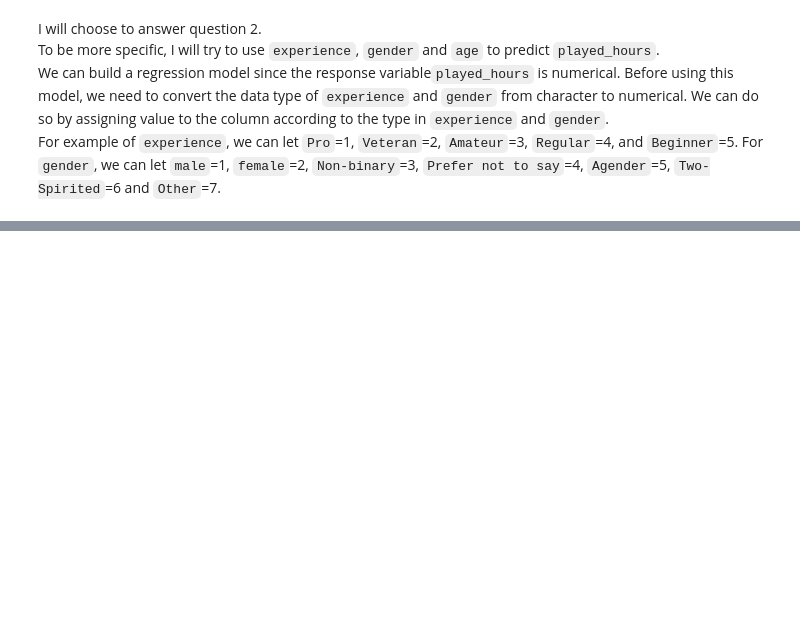
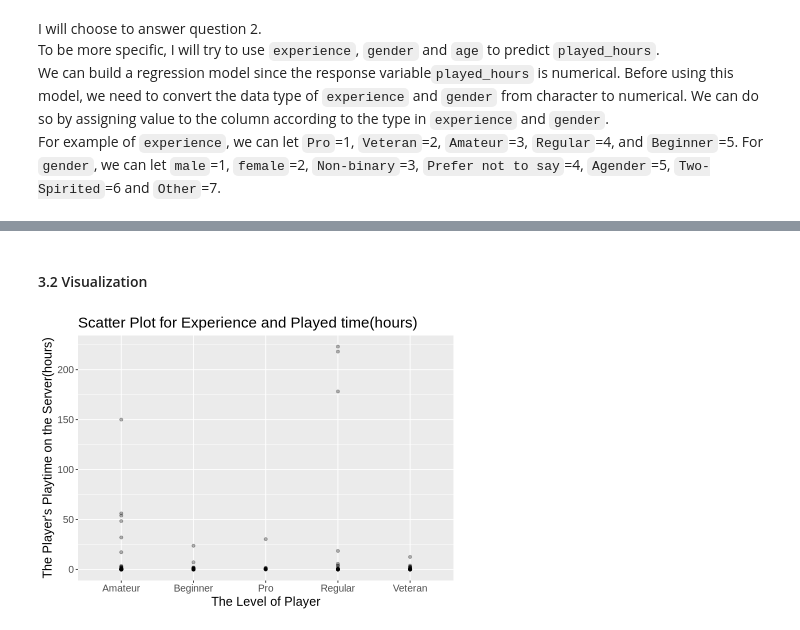
Before and after one commit to Coreeper/DSCI-Project, a Jupyter notebook: Individual Plan.ipynb, the cells around one changed output, grey strips where cells are left out. Drawn from its saved outputs; the diff is of its cells as text; code cells hidden in the pictures; blank space fills up the shorter version.

```diff
--- a/Individual Plan.ipynb
+++ b/Individual Plan.ipynb
@@ -165,0 +194,14 @@ For example of `experience`, we can let `Pro`=1, `Veteran`=2, `Amateur`=3, `Regu
+# %% [markdown]
+#### 3.2 Visualization
+# %%
+options(repr.plot.width = 7, repr.plot.height = 5)
+experience_vs_played_hours <- ggplot(player, aes(x = experience,
+                     y = played_hours)) +
+  geom_point(alpha=0.3) +
+  xlab("The Level of Player") +
+  ylab("The Player's Playtime on the Server(hours)") +
+  ggtitle("Scatter Plot for Experience and Played time(hours)")+
+  theme(text = element_text(size = 15))
+experience_vs_played_hours
+# %% [output]
+[figure, added]
```
Also changed, not shown: parts of 10 cells of this notebook.
